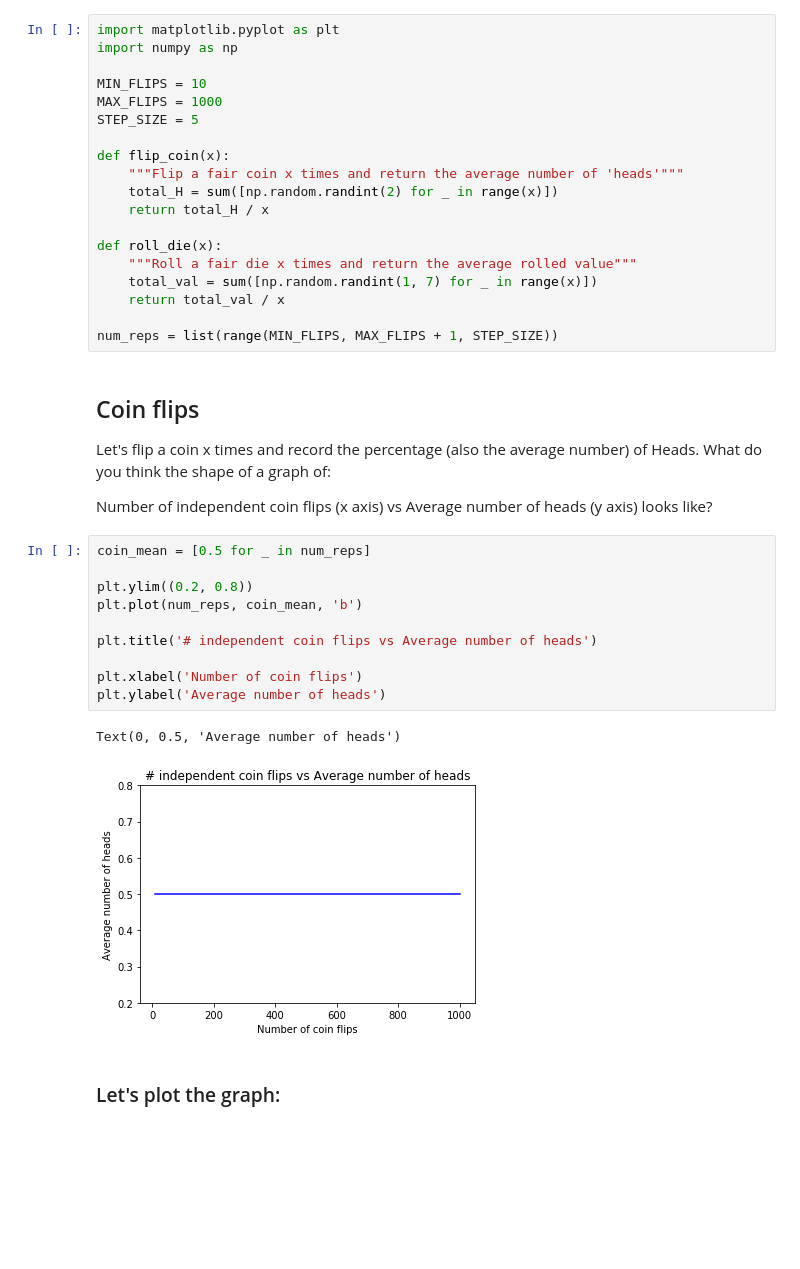
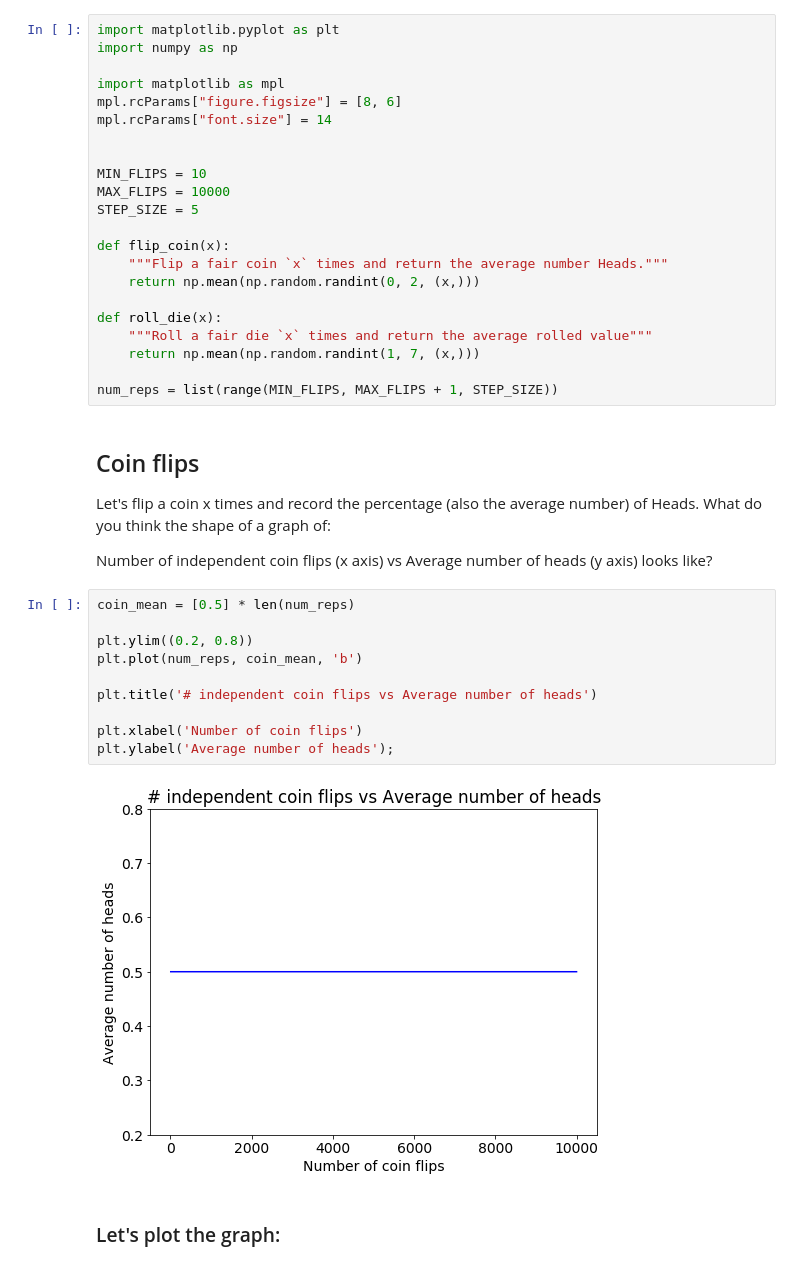
Before and after one commit to sagnibak/teaching, a Jupyter notebook: code/70 LLN Coin Flips.ipynb, the cells around one changed output. Saved outputs shown, nothing was run; the diff lists cells and outputs as text; blank space fills up the shorter version.

```diff
--- a/code/70 LLN Coin Flips.ipynb
+++ b/code/70 LLN Coin Flips.ipynb
@@ -4,19 +4,22 @@
 import matplotlib.pyplot as plt
 import numpy as np
 
+import matplotlib as mpl
+mpl.rcParams["figure.figsize"] = [8, 6]
+mpl.rcParams["font.size"] = 14
+
+
 MIN_FLIPS = 10
-MAX_FLIPS = 1000
+MAX_FLIPS = 10000
 STEP_SIZE = 5
 
 def flip_coin(x):
-    """Flip a fair coin x times and return the average number of 'heads'"""
-    total_H = sum([np.random.randint(2) for _ in range(x)])
-    return total_H / x
+    """Flip a fair coin `x` times and return the average number Heads."""
+    return np.mean(np.random.randint(0, 2, (x,)))
 
 def roll_die(x):
-    """Roll a fair die x times and return the average rolled value"""
-    total_val = sum([np.random.randint(1, 7) for _ in range(x)])
-    return total_val / x
+    """Roll a fair die `x` times and return the average rolled value"""
+    return np.mean(np.random.randint(1, 7, (x,)))
 
 num_reps = list(range(MIN_FLIPS, MAX_FLIPS + 1, STEP_SIZE))
 # %% [markdown]
@@ -27,17 +30,16 @@ What do you think the shape of a graph of:
 
 Number of independent coin flips (x axis) vs Average number of heads (y axis) looks like?
 # %%
-coin_mean = [0.5 for _ in num_reps]
+coin_mean = [0.5] * len(num_reps)
 
 plt.ylim((0.2, 0.8))
 plt.plot(num_reps, coin_mean, 'b')
 
 plt.title('# independent coin flips vs Average number of heads')
 
 plt.xlabel('Number of coin flips')
-plt.ylabel('Average number of heads')
+plt.ylabel('Average number of heads');
 # %% [output]
-Text(0, 0.5, 'Average number of heads')
-[figure, old version]
+[figure, new version]
 # %% [markdown]
 ### Let's plot the graph:
```
Also changed, not shown: parts of 4 cells of this notebook, 5 other files.
